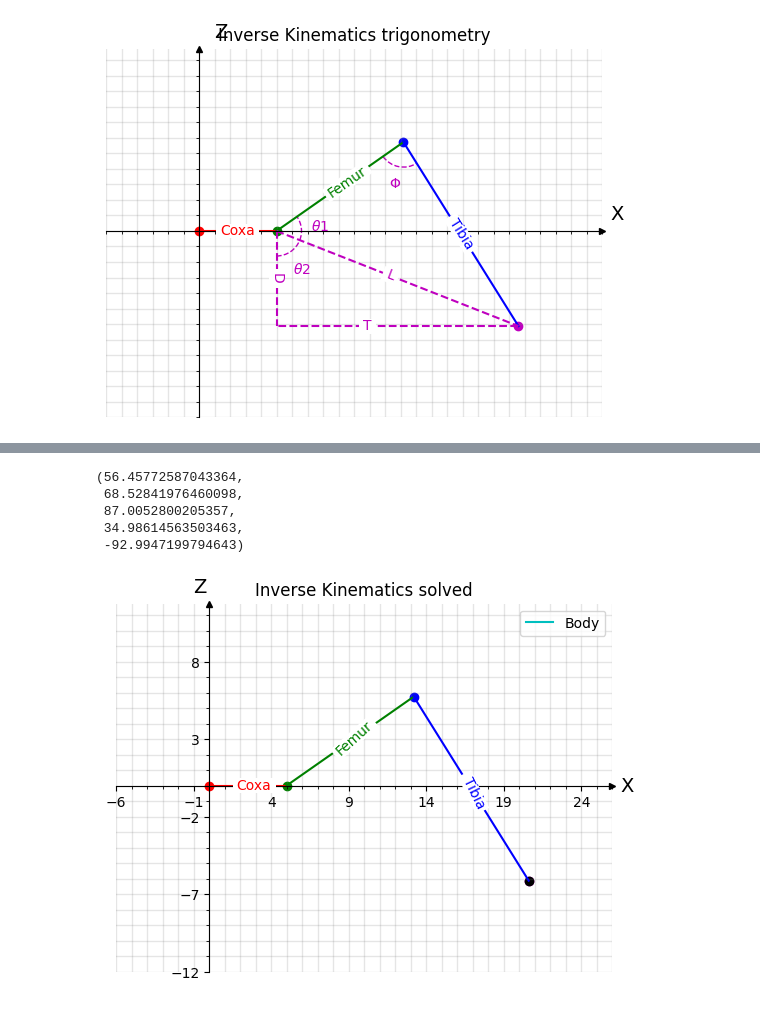
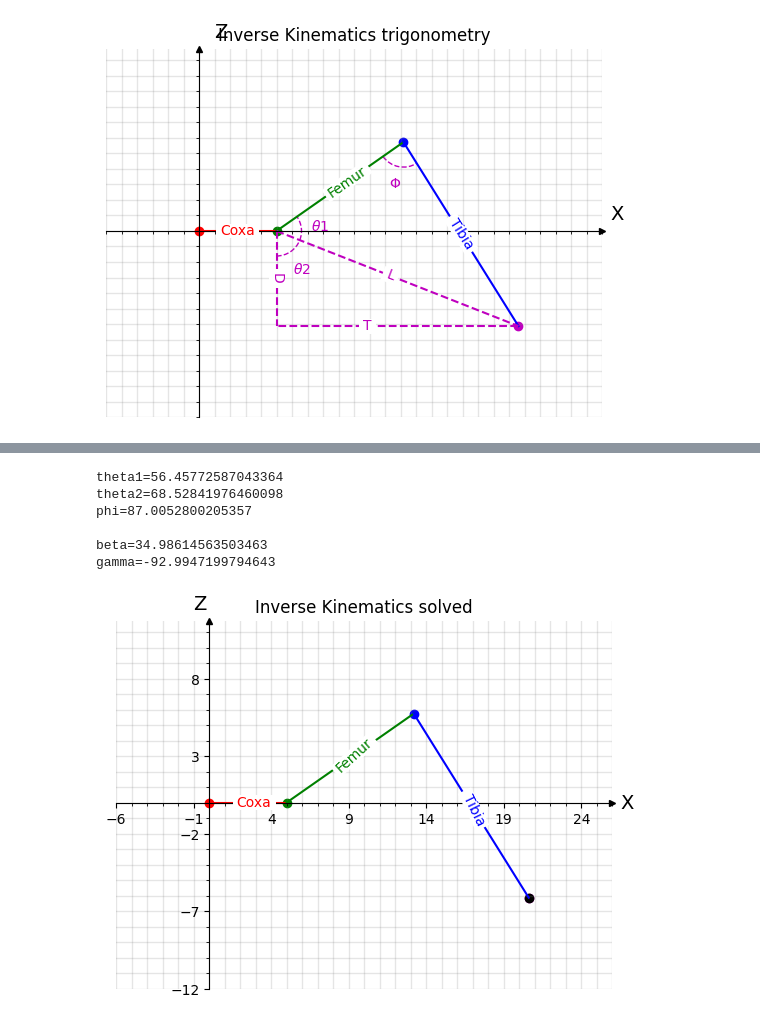
Before and after one commit to Dr-QP/Dr.QP, a Jupyter notebook: packages/runtime/drqp_brain/notebooks/getting_started_with_robot_ik.ipynb, the cells around one changed output, grey strips where cells are left out. Drawn from its saved outputs; the diff is of its cells as text; code cells hidden in the pictures.

Commit message:
better graph

```diff
--- a/packages/runtime/drqp_brain/notebooks/getting_started_with_robot_ik.ipynb
+++ b/packages/runtime/drqp_brain/notebooks/getting_started_with_robot_ik.ipynb
@@ -348,37 +348,39 @@ coxa_len = 5
 femur_len = 10
 tibia_len = 14
 
 theta1, theta2, phi = inverse_kinematics(coxa_len, femur_len, tibia_len, foot_target)
 
 beta = (theta1 + theta2) - 90
 gamma = phi - 180
 
 model = forward_kinematics(
     coxa_len,
     femur_len,
     tibia_len,
     alpha,
     beta,
     gamma,
 
     # Inverse kinematic is defined in terms of leg coordinate frame, so body length and start_z are 0
     start_z=0,
     body_length=0,
 )
 
 fig, ax, _, _ = plot_leg_with_points(
     model,
     'Inverse Kinematics solved',
     no_joint_labels=True,
 )
 
 ax.scatter(foot_target.x, foot_target.y, color='k', label='Foot target')
+ax.legend().remove()
 
-theta1, theta2, phi, beta, gamma
+print(f'{theta1=}\n{theta2=}\n{phi=}\n\n{beta=}\n{gamma=}')
 # %% [output]
-(56.45772587043364,
- 68.52841976460098,
- 87.0052800205357,
- 34.98614563503463,
- -92.9947199794643)
+theta1=56.45772587043364
+theta2=68.52841976460098
+phi=87.0052800205357
+
+beta=34.98614563503463
+gamma=-92.9947199794643
-[figure, old version]
+[figure, new version]
```
